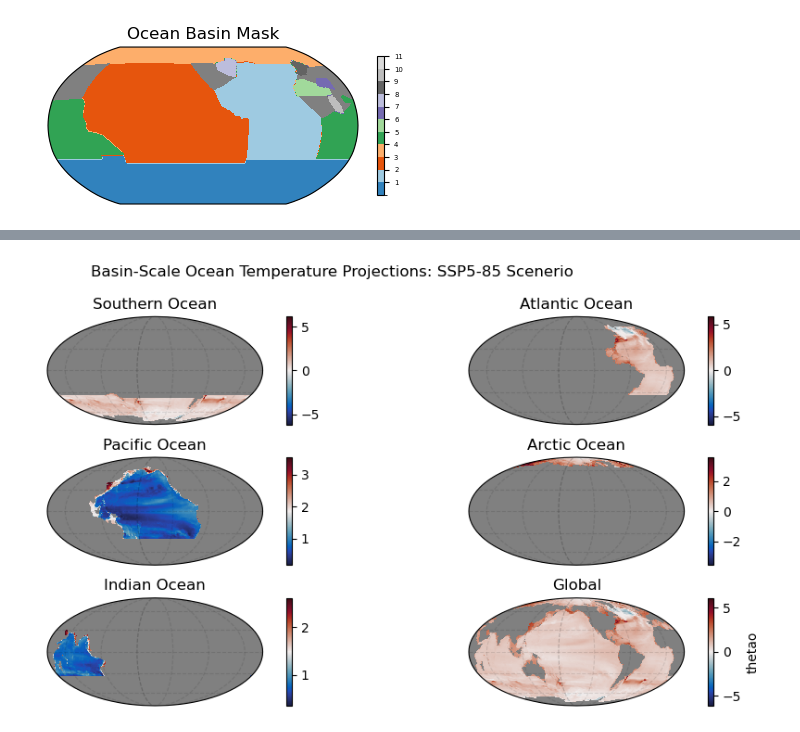
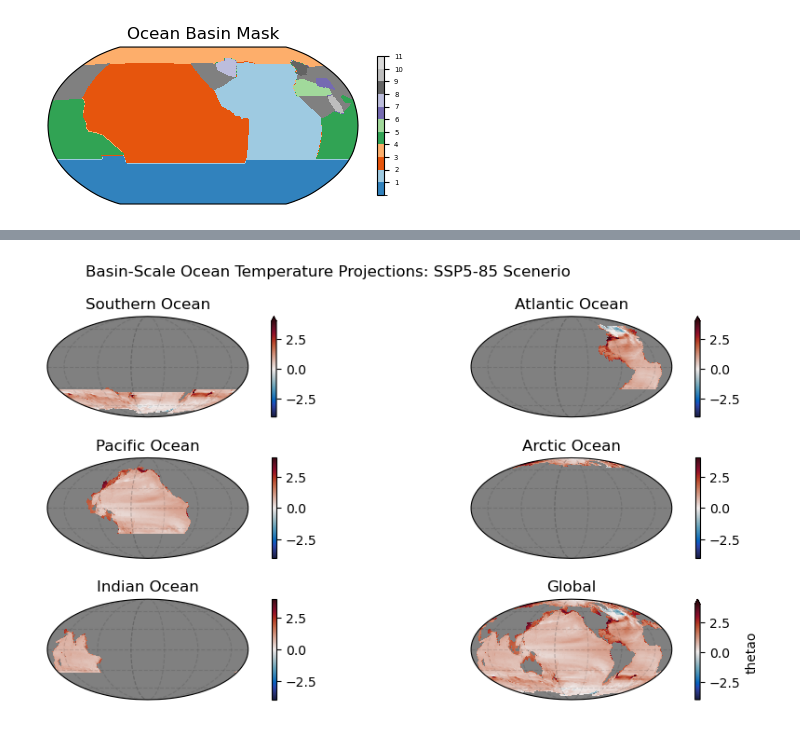
Before and after one commit to EES-3506-5506/Taboada_Final_G2, a Jupyter notebook: sea_water_potential_temp.ipynb, the cells around one changed output, grey strips where cells are left out. Saved outputs shown, nothing was run; the diff lists cells and outputs as text; code cells hidden in the pictures.

```diff
--- a/sea_water_potential_temp.ipynb
+++ b/sea_water_potential_temp.ipynb
@@ -241,37 +274,54 @@ plt.tight_layout()
 # %%
 subplot_kws=dict(projection=ccrs.Mollweide(central_longitude=-150),
                  facecolor='grey')
 
 fig, (ax)=plt.subplots(ncols=2,nrows=3, figsize=(10,5),subplot_kw=subplot_kws)
 
-(diff_585*southernocean).mean(dim='lev').plot(cmap=cmocean.cm.balance, ax=ax[0,0],
-                              transform=ccrs.PlateCarree())
-(diff_585*atlanticocean).mean(dim='lev').plot(cmap=cmocean.cm.balance, ax=ax[0,1],
-                                transform=ccrs.PlateCarree())
-(diff_585*pacificocean).mean(dim='lev').plot(cmap=cmocean.cm.balance, ax=ax[1,0],
-                              transform=ccrs.PlateCarree())
-(diff_585*arcticocean).mean(dim='lev').plot(cmap=cmocean.cm.balance, ax=ax[1,1],
-                              transform=ccrs.PlateCarree())
-(diff_585*indianocean).mean(dim='lev').plot(cmap=cmocean.cm.balance, ax=ax[2,0],
-                              transform=ccrs.PlateCarree())
-diff_585.mean(dim='lev').plot(cmap=cmocean.cm.balance, ax=ax[2,1],
-                              transform=ccrs.PlateCarree())
+(diff_585*southernocean).mean(dim='lev').plot(cmap=cmocean.cm.balance,
+                                              ax=ax[0,0],
+                                              transform=ccrs.PlateCarree(),
+                                              vmin = -4, vmax = 4)
+
+(diff_585*atlanticocean).mean(dim='lev').plot(cmap=cmocean.cm.balance,
+                                              ax=ax[0,1],
+                                              transform=ccrs.PlateCarree(),
+                                              vmin = -4, vmax = 4)
+
+(diff_585*pacificocean).mean(dim='lev').plot(cmap=cmocean.cm.balance,
+                                             ax=ax[1,0],
+                                             transform=ccrs.PlateCarree(),
+                                             vmin = -4, vmax = 4)
+
+(diff_585*arcticocean).mean(dim='lev').plot(cmap=cmocean.cm.balance,
+                                            ax=ax[1,1],
+                                            transform=ccrs.PlateCarree(),
+                                            vmin = -4, vmax = 4)
+
+(diff_585*indianocean).mean(dim='lev').plot(cmap=cmocean.cm.balance,
+                                            ax=ax[2,0],
+                                            transform=ccrs.PlateCarree(),
+                                            vmin = -4, vmax = 4)
+
+diff_585.mean(dim='lev').plot(cmap=cmocean.cm.balance,
+                              x=ax[2,1],
+                              ransform=ccrs.PlateCarree(),
+                              vmin = -4, vmax = 4)
 
 ax[0,0].set_title('Southern Ocean')
 ax[0,1].set_title('Atlantic Ocean')
 ax[1,0].set_title('Pacific Ocean')
 ax[1,1].set_title('Arctic Ocean')
 ax[2,0].set_title('Indian Ocean')
 ax[2,1].set_title('Global')
 
 ax[0,0].axes.gridlines(color='black', alpha=0.1, linestyle='--') ##adding gridlines to each subplot
 ax[0,1].axes.gridlines(color='black', alpha=0.1, linestyle='--')
 ax[1,0].axes.gridlines(color='black', alpha=0.1, linestyle='--')
 ax[1,1].axes.gridlines(color='black', alpha=0.1, linestyle='--')
 ax[2,0].axes.gridlines(color='black', alpha=0.1, linestyle='--')
 ax[2,1].axes.gridlines(color='black', alpha=0.1, linestyle='--')
 
 fig.suptitle('Basin-Scale Ocean Temperature Projections: SSP5-85 Scenerio')
 plt.tight_layout()
 # %% [output]
-[figure, old version]
+[figure, new version]
```
Also changed, not shown: parts of 5 cells of this notebook.
